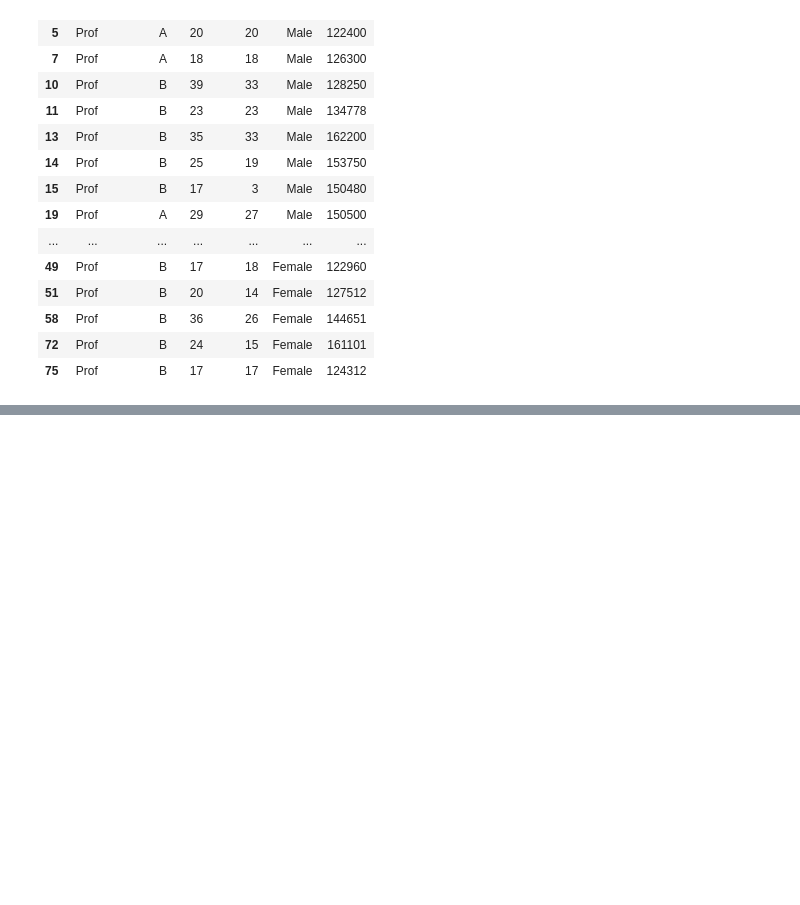
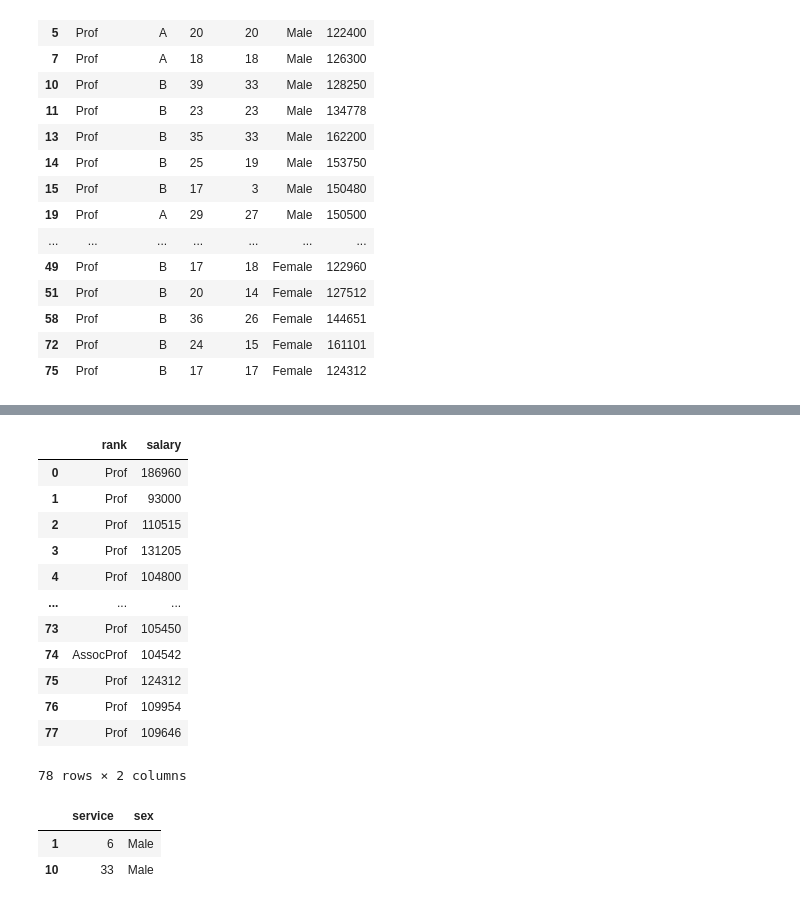
Before and after one commit to SheebaRaj22/DS_Rcodes, a Jupyter notebook: Python_practice.ipynb, the cells around one changed output, grey strips where cells are left out. Saved outputs shown, nothing was run; the diff lists cells and outputs as text; code cells hidden in the pictures; blank space fills up the shorter version.

```diff
--- a/Python_practice.ipynb
+++ b/Python_practice.ipynb
@@ -352,0 +370,22 @@ df[df['salary']>120000]
+# %%
+df[['rank','salary']]
+# %% [output]
+|  | rank | salary |
+| 0 | Prof | 186960 |
+| 1 | Prof | 93000 |
+| 2 | Prof | 110515 |
+| 3 | Prof | 131205 |
+| 4 | Prof | 104800 |
+| ... | ... | ... |
+| 73 | Prof | 105450 |
+| 74 | AssocProf | 104542 |
+| 75 | Prof | 124312 |
+| 76 | Prof | 109954 |
+| 77 | Prof | 109646 |
+78 rows × 2 columns
+# %%
+df.iloc[[1,10],[3,4]]
+# %% [output]
+|  | service | sex |
+| 1 | 6 | Male |
+| 10 | 33 | Male |
```
Also changed, not shown: parts of 11 cells of this notebook.
